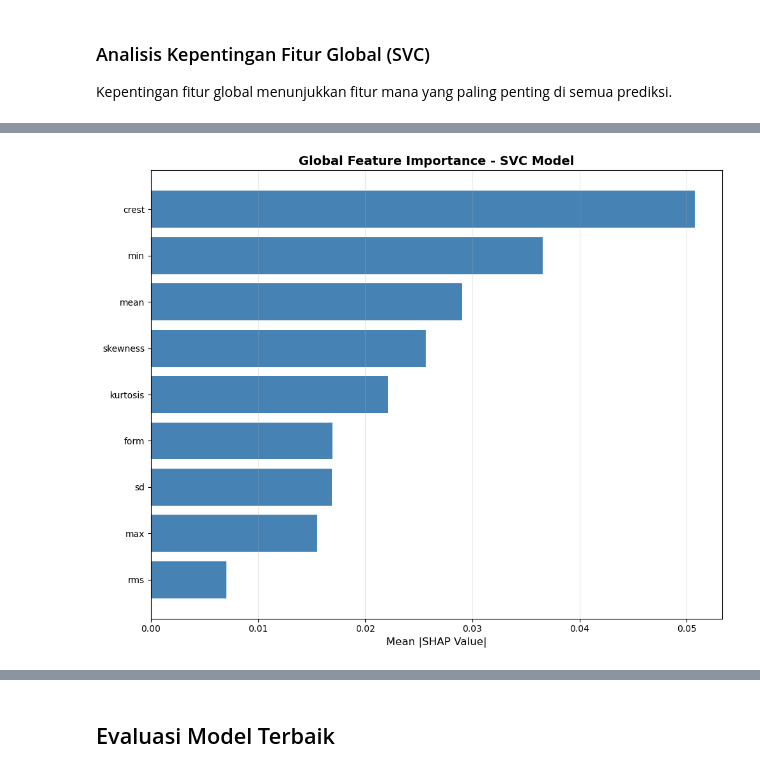
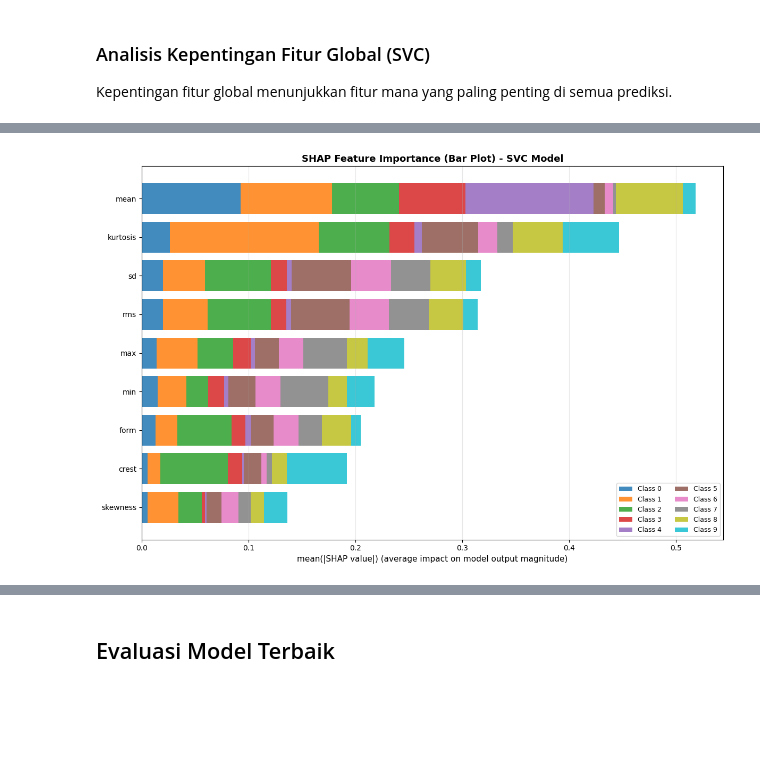
Before and after one commit to ekkirinaldi/ai-bearing-conference, a Jupyter notebook: kaggle/input/cwru-bearing-datasets/ID-crwu-bearings-benchmarks-shap-explainability.ipynb, the cells around one changed output, grey strips where cells are left out. Drawn from its saved outputs; the diff is of its cells as text; code cells hidden in the pictures; blank space fills up the shorter version.

Commit message:
update plot shap for lr and svc

```diff
--- a/kaggle/input/cwru-bearing-datasets/ID-crwu-bearings-benchmarks-shap-explainability.ipynb
+++ b/kaggle/input/cwru-bearing-datasets/ID-crwu-bearings-benchmarks-shap-explainability.ipynb
@@ -70,7 +171,7 @@ File yang akan kita baca adalah hasil preprocessing dari file data mentah (folde
 
 Segmen time series berisi 2048 titik masing-masing. Mengingat frekuensi sampling adalah 48kHz, setiap time series mencakup 0.04 detik.
 # %%
-data_time = pd.read_csv("kaggle/input/cwru-bearing-datasets/feature_time_48k_2048_load_1.csv")
+data_time = pd.read_csv("feature_time_48k_2048_load_1.csv")
 data_time
 # %% [output]
 |  | max | min | mean | sd | rms | skewness | kurtosis | crest | form | fault |
@@ -520,25 +540,63 @@ if n_features_shap != n_features_names:
     mean_abs_shap = mean_abs_shap[:min_len]
     print(f"  Using first {min_len} features/values")
 
-# Create feature importance DataFrame
-feature_importance_df = pd.DataFrame({
-    'Feature': feature_names,
-    'Mean |SHAP Value|': mean_abs_shap
-}).sort_values('Mean |SHAP Value|', ascending=False)
+# Calculate per-class feature importance for stacked bar chart
+# SHAP values shape: (n_samples, n_features, n_classes) = (200, 9, 10)
+n_features = shap_values_svc.shape[1]
+n_classes = shap_values_svc.shape[2]
 
-print("Top 10 Most Important Features (SVC Model):")
-print(feature_importance_df.head(10))
+# Get feature names
+feature_names_plot = data_time.columns[:-1].tolist()[:n_features]
 
-# Visualize feature importance
-plt.figure(figsize=(10, 8))
-plt.barh(range(len(feature_importance_df)), feature_importance_df['Mean |SHAP Value|'], color='steelblue')
-plt.yticks(range(len(feature_importance_df)), feature_importance_df['Feature'])
-plt.xlabel('Mean |SHAP Value|', fontsize=12)
-plt.title('Global Feature Importance - SVC Model', fontsize=14, fontweight='bold')
-plt.gca().invert_yaxis()
-plt.grid(axis='x', alpha=0.3)
+# Ensure fault_type is defined
+if 'fault_type' not in globals():
+    fault_type = np.array(sorted(data_time['fault'].unique()))
+
+# Calculate mean |SHAP value| per feature per class (average over samples)
+class_importance = np.abs(shap_values_svc).mean(axis=0)  # Shape: (n_features, n_classes)
+
+# Create DataFrame for per-class importance
+per_class_df = pd.DataFrame(class_importance,
+                             index=feature_names_plot,
+                             columns=[f'Class {i}' for i in range(n_classes)])
+
+# Sort by total importance (sum across all classes)
+per_class_df['Total'] = per_class_df.sum(axis=1)
+per_class_df = per_class_df.sort_values('Total', ascending=True)
+per_class_df = per_class_df.drop('Total', axis=1)
+
+print("Top Features by Total Importance (SVC Model):")
+print(per_class_df.sum(axis=1).tail(10))
+
+# Create stacked horizontal bar chart
+fig, ax = plt.subplots(figsize=(12, 8))
+
+# Colors for each class - using tab10 colormap
+colors = plt.cm.tab10(np.linspace(0, 1, n_classes))
+
+# Plot stacked bars
+left = np.zeros(len(per_class_df))
+for i, class_col in enumerate(per_class_df.columns):
+    ax.barh(range(len(per_class_df)), per_class_df[class_col],
+            left=left, label=class_col, color=colors[i], alpha=0.85)
+    left += per_class_df[class_col].values
+
+ax.set_yticks(range(len(per_class_df)))
+ax.set_yticklabels(per_class_df.index)
+ax.set_xlabel('mean(|SHAP value|) (average impact on model output magnitude)', fontsize=11)
+ax.set_title('SHAP Feature Importance (Bar Plot) - SVC Model', fontsize=13, fontweight='bold')
+ax.legend(loc='lower right', fontsize=9, ncol=2)
+ax.grid(axis='x', alpha=0.3)
 plt.tight_layout()
 plt.show()
+
+# Store overall importance for comparison
+mean_abs_shap = per_class_df.sum(axis=1).values
+feature_importance_df = pd.DataFrame({
+    'Feature': per_class_df.index,
+    'Mean |SHAP Value|': mean_abs_shap
+})
+feature_importance_svc = feature_importance_df.copy()
 # %% [output]
 Number of features: 9
 SHAP values shape: (90,)
@@ -561 +619 @@ Top 10 Most Important Features (SVC Model):
-[figure, old version]
+[figure, new version]
```
Also changed, not shown: parts of 79 cells of this notebook.
